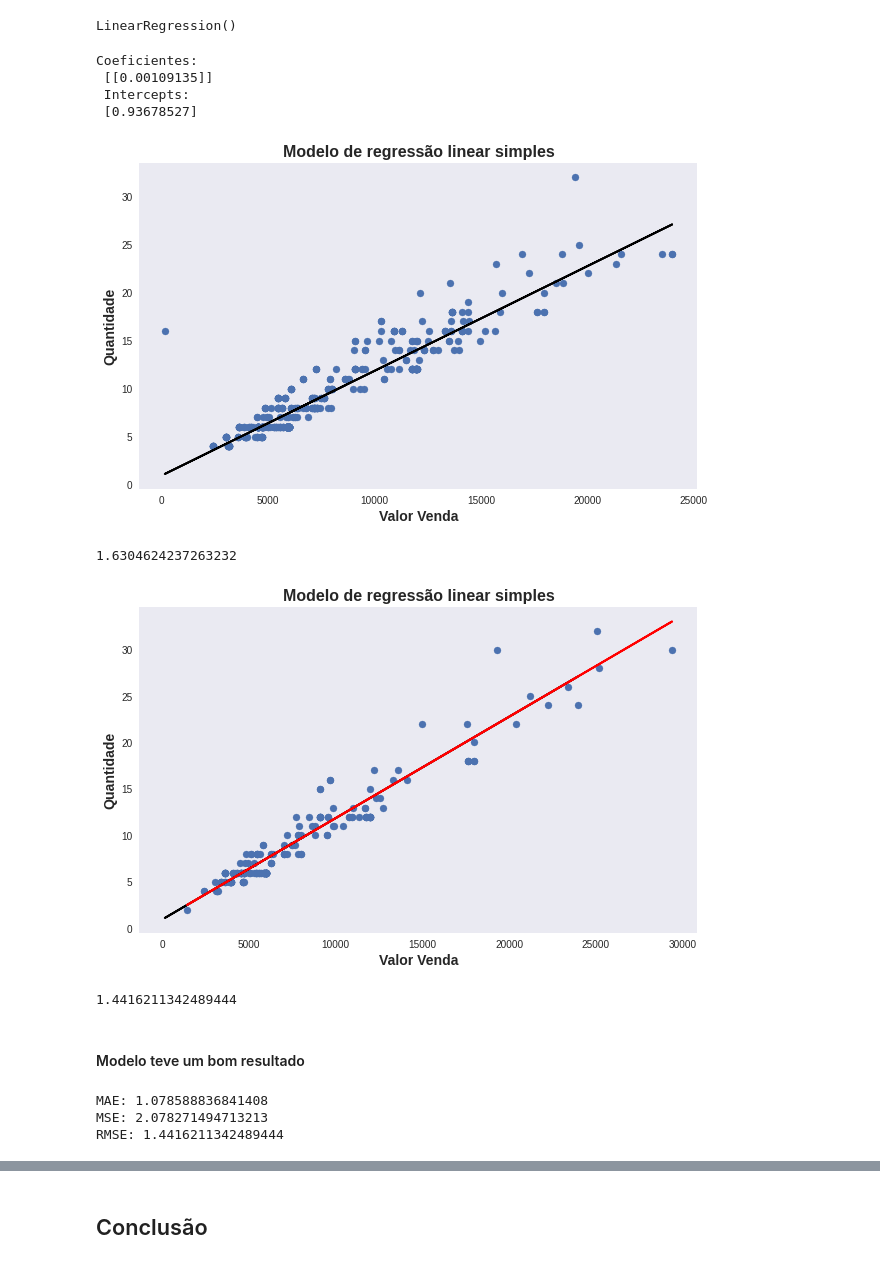
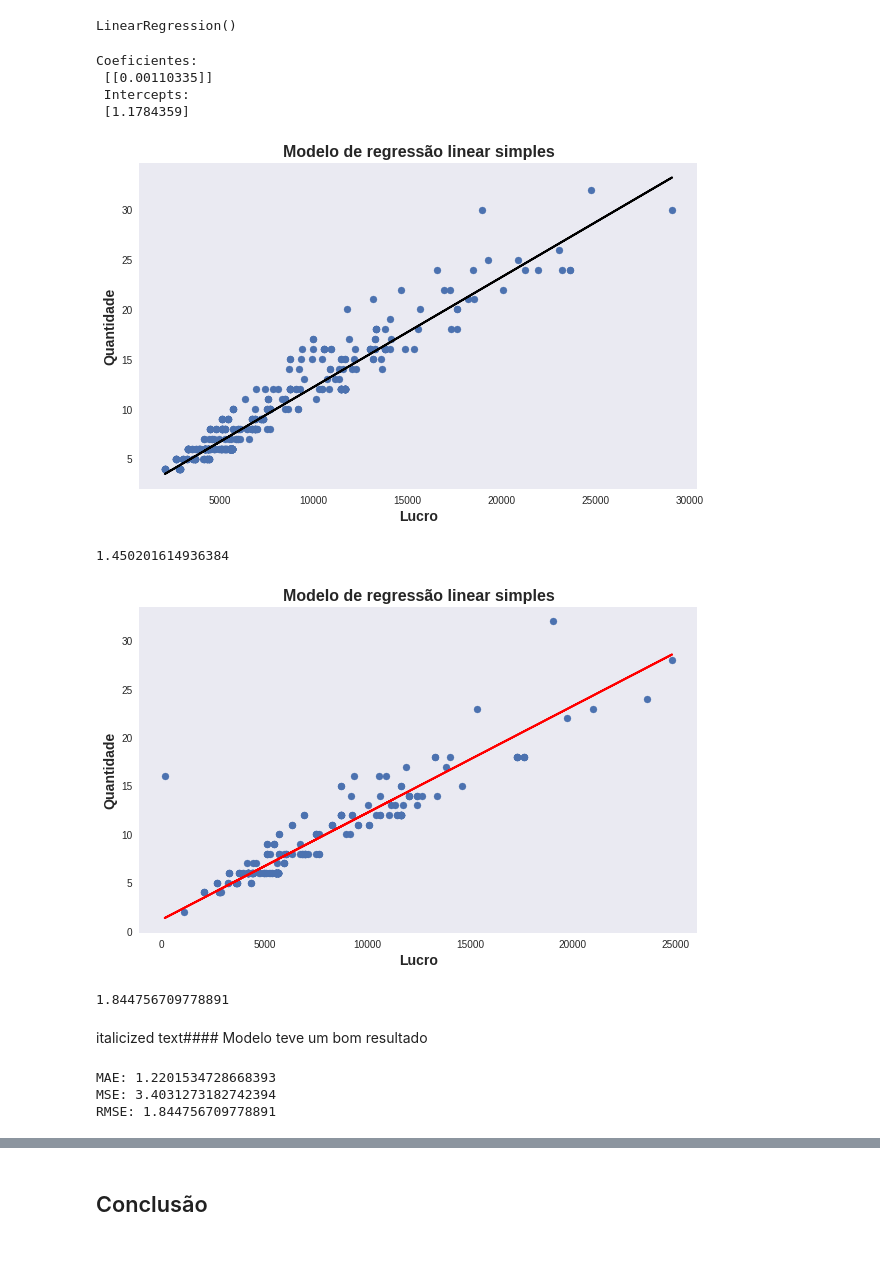
Before and after one commit to Gilmaralexandre/Python-DIO, a Jupyter notebook: Análise_de_Dados_DIO.ipynb, the cells around one changed output, grey strips where cells are left out. Cells and saved outputs as stored; diff of their text form; code cells hidden in the pictures.

```diff
--- a/Análise_de_Dados_DIO.ipynb
+++ b/Análise_de_Dados_DIO.ipynb
@@ -208,0 +228,3 @@ O inicio das vendas ocorreu no dia 2008-01-02, e a data dinal das vendas ocorreu
+# %%
+df['Ano'] = df['Data Venda'].dt.year
+df['Mes'] = df['Data Venda'].dt.month
@@ -333,0 +407,3 @@ array([[<matplotlib.axes._subplots.AxesSubplot object at 0x...>,
+# %%
+correlação2 = dados_filtrados[['Custo Unitário', 'Preço Unitário', 'Valor Desconto', 'Valor Venda', 'Quantidade', 'Lucro']]
+correlação2.hist(figsize = [15,8], xlabelsize = 8)
@@ -365,3 +453,0 @@ sns.lmplot(data = correlação2, x ='Valor Venda', y='Quantidade')
-# %%
-correlação2 = dados_filtrados[['Custo Unitário', 'Preço Unitário', 'Valor Desconto', 'Valor Venda', 'Quantidade']]
-correlação2.hist(figsize = [15,8], xlabelsize = 8)
@@ -385,5 +458,5 @@ array([[<matplotlib.axes._subplots.AxesSubplot object at 0x...>,
 # %%
-X = correlação2['Valor Venda'].values.reshape(-1,1)
+X = correlação2['Lucro'].values.reshape(-1,1)
 y = correlação2['Quantidade'].values.reshape(-1,1)
 # %% [markdown]
 #### Fatiando os dados em treino e teste
@@ -403,20 +476,20 @@ LinearRegression()
 print('Coeficientes: \n', lm.coef_, '\n Intercepts: \n', lm.intercept_)
 # %% [output]
 Coeficientes:
- [[0.00109135]]
+ [[0.00110335]]
  Intercepts:
- [0.93678527]
+ [1.1784359]
 # %%
 ypred = lm.predict(X_train) #Realizando as prediçoes
 # %%
 plt.figure(figsize=[10,6])
 plt.title("Modelo de regressão linear simples", fontweight = 'bold', fontsize = 16)
 plt.scatter(X_train, y_train)
-plt.xlabel("Valor Venda", fontweight = 'bold', fontsize = 14)
+plt.xlabel("Lucro", fontweight = 'bold', fontsize = 14)
 plt.ylabel("Quantidade", fontweight = 'bold', fontsize = 14)
 plt.grid()
 
 plt.plot(X_train, ypred, c = 'black', lw = 2)
 plt.show()
 # %% [output]
-[figure, old version]
+[figure, new version]
@@ -427,27 +505,27 @@ def RMSE(y, y_pred):
 # %%
 RMSE(y = y_train, y_pred = ypred) # RMSE compara o valor real e o valor predito
 # %% [output]
-1.6304624237263232
+1.450201614936384
 # %%
 pred = lm.predict(X_test) #Pegando o valor predito em teste, e vendo se o modelo soube generalizar em dados de teste
 # %%
 plt.figure(figsize=[10,6])
 plt.title("Modelo de regressão linear simples", fontweight = 'bold', fontsize = 16)
 plt.scatter(X_test, y_test)
-plt.xlabel("Valor Venda", fontweight = 'bold', fontsize = 14)
+plt.xlabel("Lucro", fontweight = 'bold', fontsize = 14)
 plt.ylabel("Quantidade", fontweight = 'bold', fontsize = 14)
 plt.grid()
 
 plt.plot(X_test, pred, c = 'red', lw = 2 )
 plt.show()
 # %% [output]
-[figure, old version]
+[figure, new version]
 # %%
 RMSE(y = y_test, y_pred = pred) # RMSE compara o valor real e o valor predito
 # %% [output]
-1.4416211342489444
+1.844756709778891
 # %% [markdown]
-#### Modelo teve um bom resultado
+italicized text#### Modelo teve um bom resultado
 # %%
 # Analisando outras metricas
 from sklearn import metrics
@@ -456,7 +534,7 @@ print('MAE:', metrics.mean_absolute_error(y_test, pred))
 print('MSE:', metrics.mean_squared_error(y_test, pred)) #Erro medio quadratico
 print('RMSE:', np.sqrt(metrics.mean_squared_error(y_test, pred))) #Raiz do erro medio quadratico
 # %% [output]
-MAE: 1.078588836841408
-MSE: 2.078271494713213
-RMSE: 1.4416211342489444
+MAE: 1.2201534728668393
+MSE: 3.4031273182742394
+RMSE: 1.844756709778891
 # %%
```
Also changed, not shown: parts of 40 cells of this notebook.
